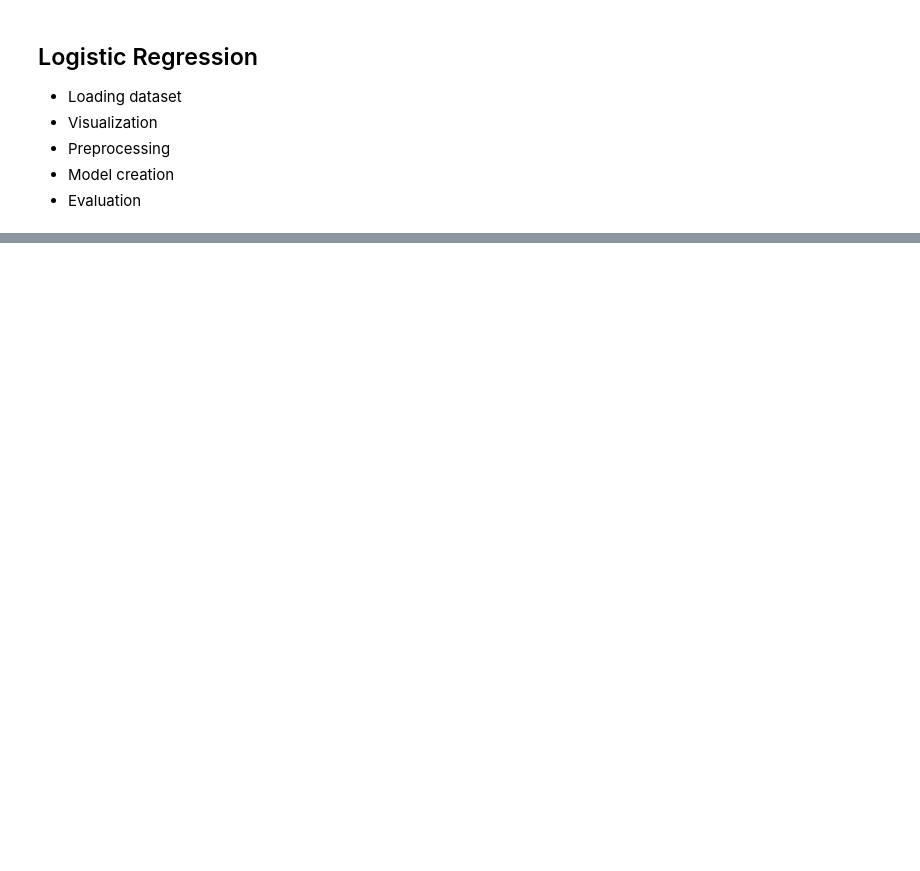
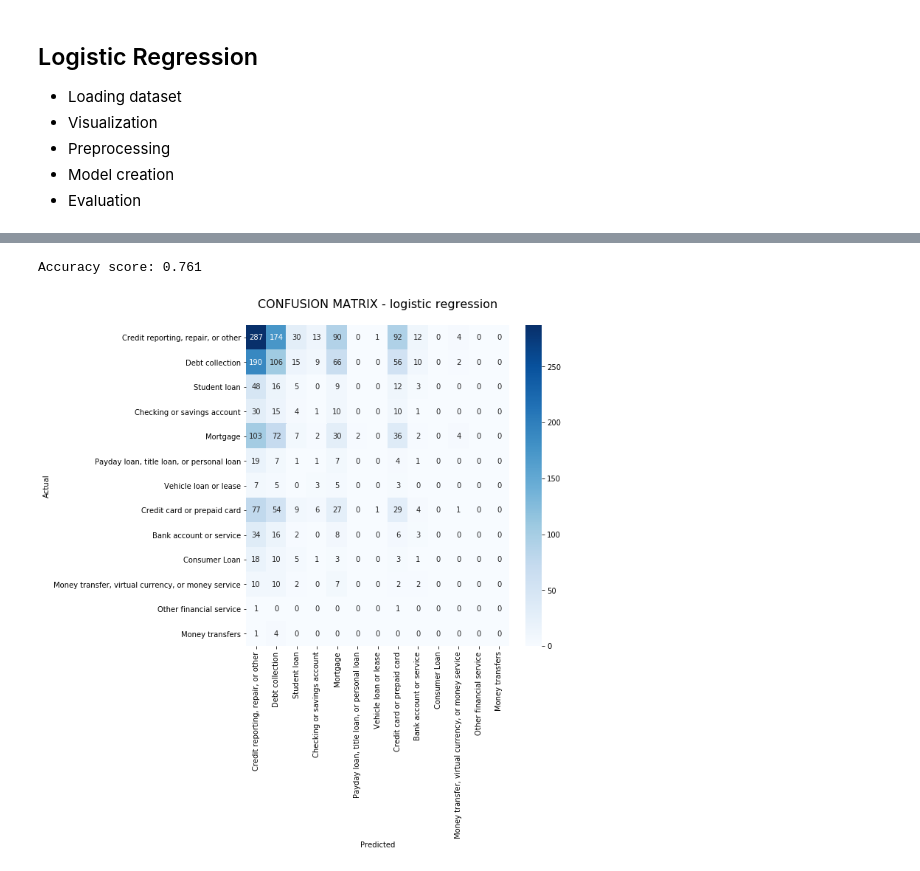
Before and after one commit to cfgong/data_science_nlp_demo, a Jupyter notebook: ML for NLP.ipynb, the cells around one changed output, grey strips where cells are left out. Saved outputs shown, nothing was run; the diff lists cells and outputs as text; code cells hidden in the pictures; blank space fills up the shorter version.

```diff
--- a/ML for NLP.ipynb
+++ b/ML for NLP.ipynb
@@ -181,0 +193,2 @@ F1 score: 0.9386281588447652
+# %%
+df = pd.read_csv('data/financial_product_complaints.csv', index_col = 0)
@@ -181,0 +221,7 @@ F1 score: 0.9386281588447652
+# %%
+# Create a new column 'category_id' with encoded categories
+df['category_id'] = df['Product'].factorize()[0]
+category_id_df = df[['Product', 'category_id']].drop_duplicates()
+
+
+category_id_df
@@ -181,0 +278,7 @@ F1 score: 0.9386281588447652
+# %%
+tfidf = TfidfVectorizer(sublinear_tf=True, min_df=5, ngram_range=(1, 2), stop_words='english')
+
+# use tfidf to transform complaints into vectors
+features = tfidf.fit_transform(df.Consumer_complaint).toarray()
+
+labels = df.category_id
@@ -181,0 +357,25 @@ F1 score: 0.9386281588447652
+# %%
+X_train, X_test, y_train, y_test,indices_train,indices_test = train_test_split(features,
+                                                               labels,
+                                                               df.index, test_size=0.20)
+model = LogisticRegression()
+model.fit(X_train, y_train)
+predictions = model.predict(X_test)
+# %%
+from sklearn.metrics import accuracy_score, precision_score, recall_score, f1_score
+print('Accuracy score: {}'.format(accuracy_score(y_test, predictions)))
+# %% [output]
+Accuracy score: 0.761
+# %%
+from sklearn.metrics import confusion_matrix
+
+conf_mat = confusion_matrix(y_test, y_pred)
+fig, ax = plt.subplots(figsize=(8,8))
+sns.heatmap(conf_mat, annot=True, cmap="Blues", fmt='d',
+            xticklabels=category_id_df.Product.values,
+            yticklabels=category_id_df.Product.values)
+plt.ylabel('Actual')
+plt.xlabel('Predicted')
+plt.title("CONFUSION MATRIX - logistic regression\n", size=16);
+# %% [output]
+[figure, added]
```
Also changed, not shown: parts of 24 cells of this notebook, 1 other file.
